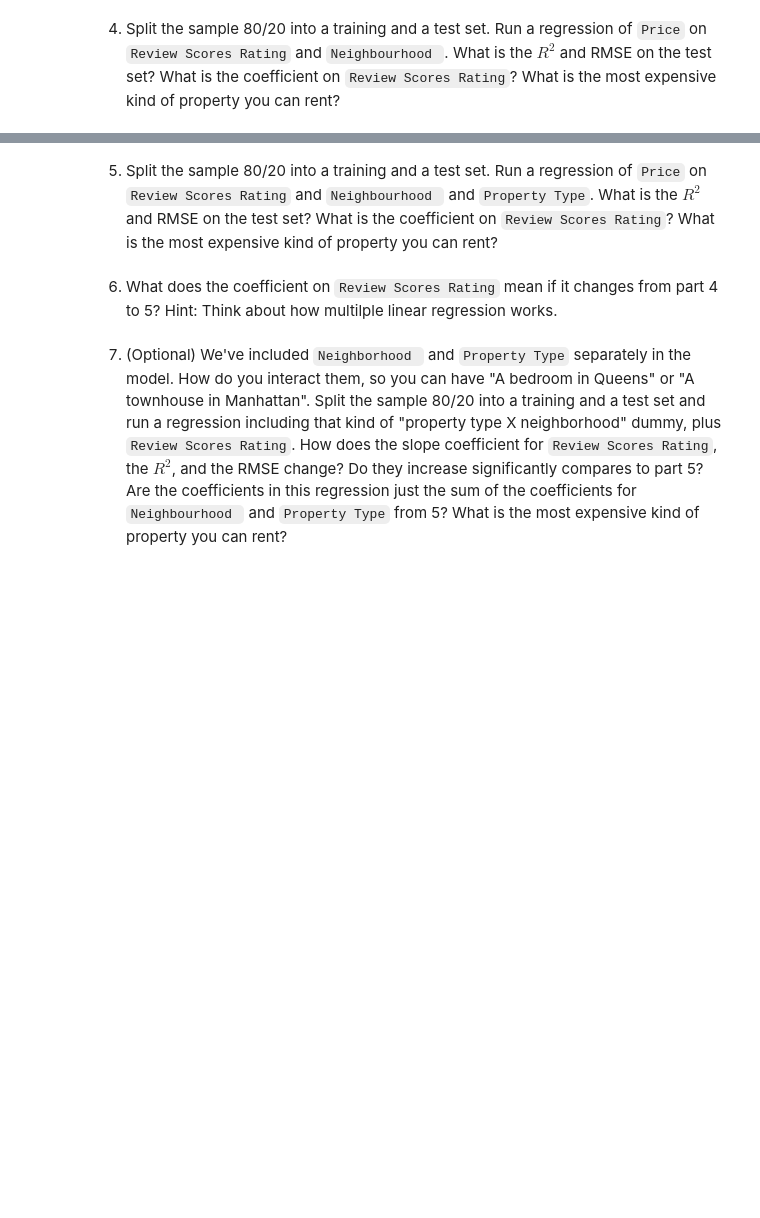
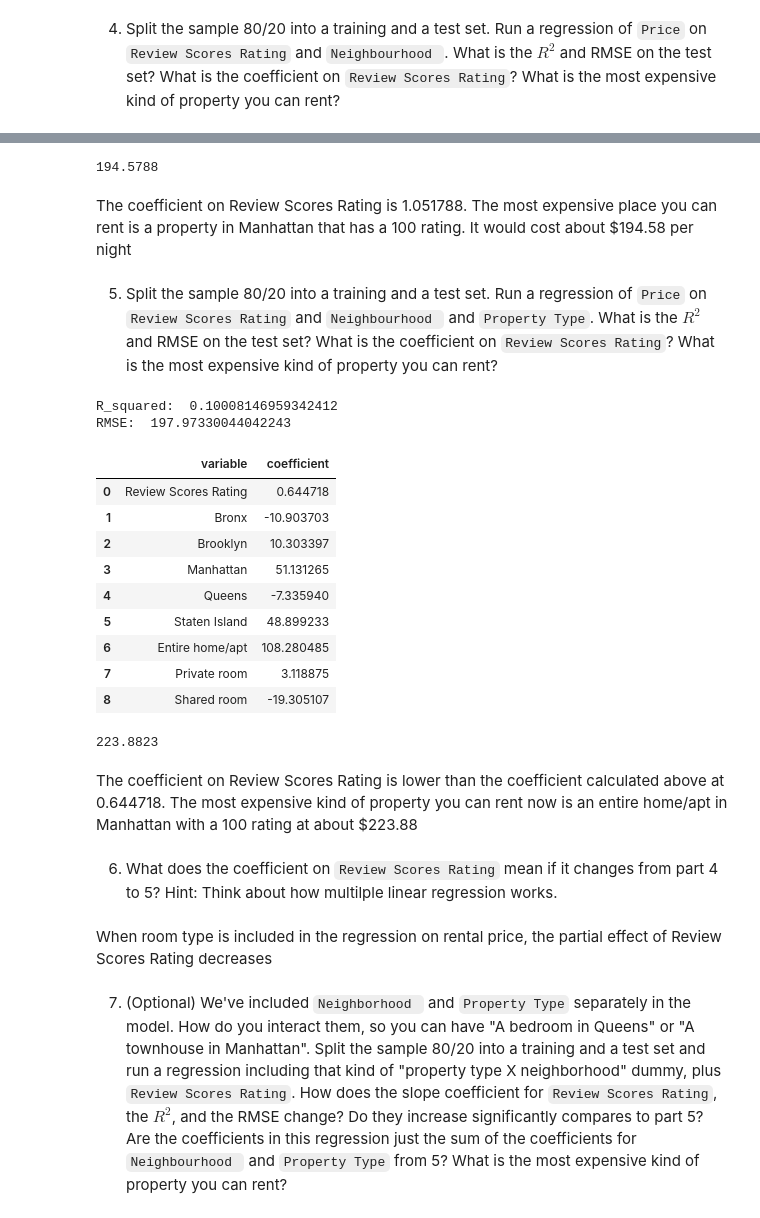
Before and after one commit to bwillow1222/linearRegression, a Jupyter notebook: assignment.ipynb, the cells around one changed output, grey strips where cells are left out. Drawn from its saved outputs; the diff is of its cells as text; code cells hidden in the pictures; blank space fills up the shorter version.

```diff
--- a/assignment.ipynb
+++ b/assignment.ipynb
@@ -108,7 +143,61 @@ The model dropped the first neighborhood which is the Bronx making the coefficie
+# %%
+100*1.051788 + 89.4
+# %% [output]
+194.5788
+# %% [markdown]
+The coefficient on Review Scores Rating is 1.051788. The most expensive place you can rent is a property in Manhattan that has a 100 rating. It would cost about $194.58 per night
 # %% [markdown]
 5. Split the sample 80/20 into a training and a test set. Run a regression of `Price` on `Review Scores Rating` and `Neighbourhood ` and `Property Type`. What is the $R^2$ and RMSE on the test set? What is the coefficient on `Review Scores Rating`? What is the most expensive kind of property you can rent?
+# %%
+y = df['Price']
+X = df.loc[:,['Review Scores Rating', 'Neighbourhood ', 'Room Type'] ]
+X_train, X_test, y_train, y_test = train_test_split(X,y,test_size=.2,random_state=1)
+
+Z_train = pd.concat([X_train['Review Scores Rating'],
+                    pd.get_dummies(X_train['Neighbourhood '], dtype='int'),
+                    pd.get_dummies(X_train['Room Type'], dtype='int')],
+                    axis = 1)
+Z_test = pd.concat([X_test['Review Scores Rating'],
+                    pd.get_dummies(X_test['Neighbourhood '], dtype='int'),
+                    pd.get_dummies(X_test['Room Type'], dtype='int')],
+                    axis = 1)
+
+# Run regression and get predictions
+reg = linear_model.LinearRegression(fit_intercept=False).fit(Z_train,y_train)
+y_hat = reg.predict(Z_test)
+
+# R_squared
+print('R_squared: ', reg.score(Z_test,y_test))
+
+# RMSE
+rmse = np.sqrt(np.mean((y_test - y_hat)**2))
+print('RMSE: ', rmse)
+
+results = pd.DataFrame({'variable':reg.feature_names_in_, 'coefficient': reg.coef_}) # Regression coefficients
+results
+# %% [output]
+R_squared:  0.10008146959342412
+RMSE:  197.97330044042243
+|  | variable | coefficient |
+| 0 | Review Scores Rating | 0.644718 |
+| 1 | Bronx | -10.903703 |
+| 2 | Brooklyn | 10.303397 |
+| 3 | Manhattan | 51.131265 |
+| 4 | Queens | -7.335940 |
+| 5 | Staten Island | 48.899233 |
+| 6 | Entire home/apt | 108.280485 |
+| 7 | Private room | 3.118875 |
+| 8 | Shared room | -19.305107 |
+# %%
+0.644718*100+51.13+108.2805
+# %% [output]
+223.8823
+# %% [markdown]
+The coefficient on Review Scores Rating is lower than the coefficient calculated above at 0.644718. The most expensive kind of property you can rent now is an entire home/apt in Manhattan with a 100 rating at about $223.88
 # %% [markdown]
 6. What does the coefficient on `Review Scores Rating` mean if it changes from part 4 to 5? Hint: Think about how multilple linear regression works.
+# %% [markdown]
+When room type is included in the regression on rental price, the partial effect of Review Scores Rating decreases
 # %% [markdown]
 7. (Optional) We've included `Neighborhood ` and `Property Type` separately in the model. How do you interact them, so you can have "A bedroom in Queens" or "A townhouse in Manhattan". Split the sample 80/20 into a training and a test set and run a regression including that kind of "property type X neighborhood" dummy, plus `Review Scores Rating`. How does the slope coefficient for `Review Scores Rating`, the $R^2$, and the RMSE change? Do they increase significantly compares to part 5? Are the coefficients in this regression just the sum of the coefficients for `Neighbourhood ` and `Property Type` from 5? What is the most expensive kind of property you can rent?
 # %% [markdown]
```
Also changed, not shown: parts of 14 cells of this notebook.
